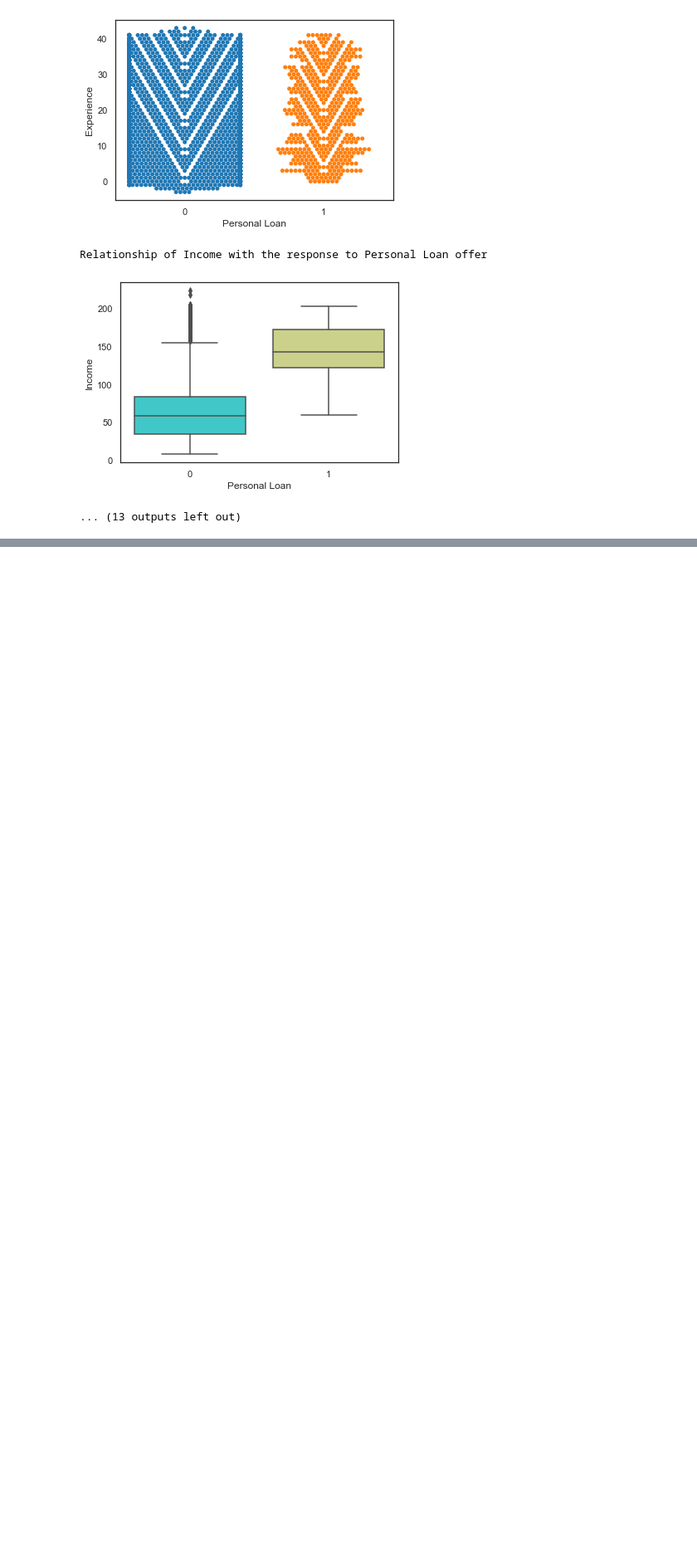
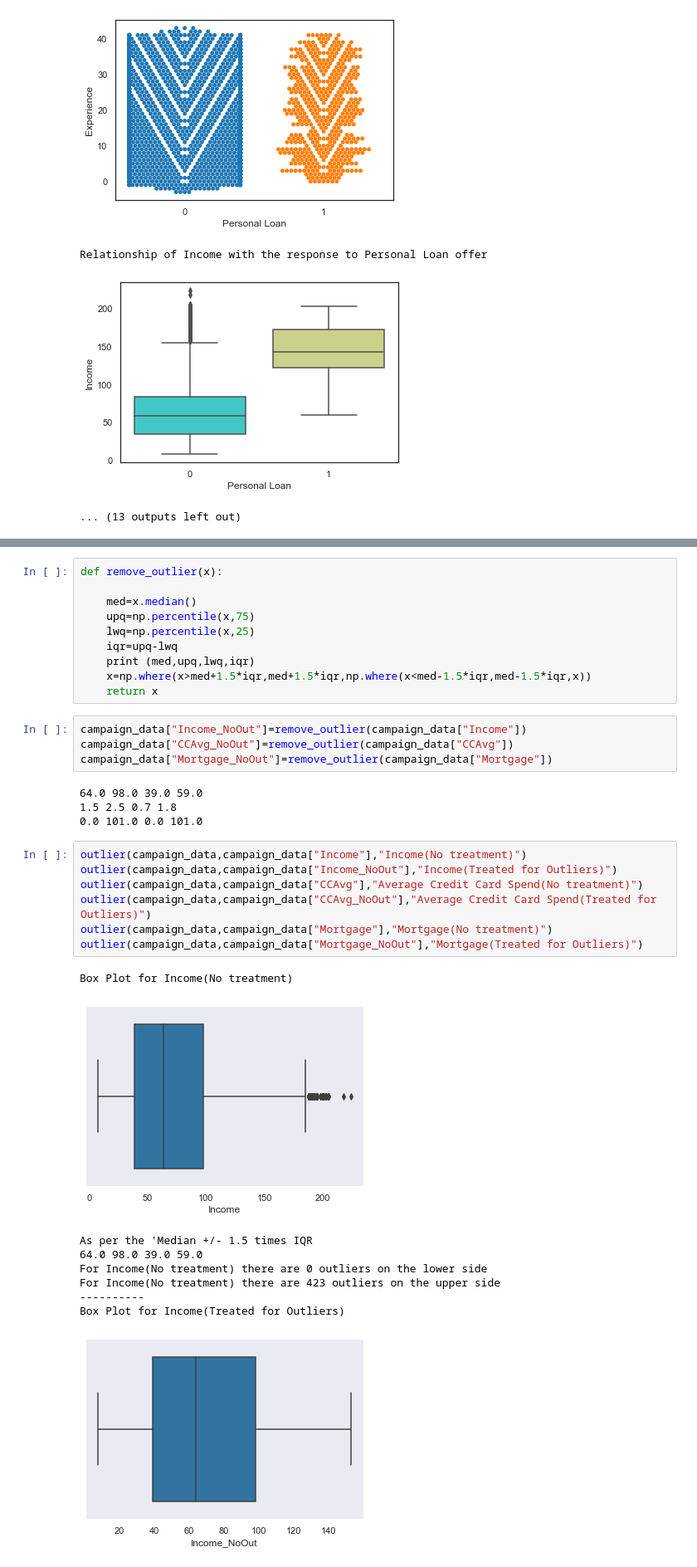
Before and after one commit to abhinav-kimothi/X-sell-Loans, a Jupyter notebook: Data_Exploration.ipynb, the cells around one changed output, grey strips where cells are left out. Shown at 83% size. Saved outputs shown, nothing was run; the diff lists cells and outputs as text; blank space fills up the shorter version.

```diff
--- a/Data_Exploration.ipynb
+++ b/Data_Exploration.ipynb
@@ -399,0 +551,35 @@ Relationship of Income with the response to Personal Loan offer
+# %%
+def remove_outlier(x):
+
+    med=x.median()
+    upq=np.percentile(x,75)
+    lwq=np.percentile(x,25)
+    iqr=upq-lwq
+    print (med,upq,lwq,iqr)
+    x=np.where(x>med+1.5*iqr,med+1.5*iqr,np.where(x<med-1.5*iqr,med-1.5*iqr,x))
+    return x
+# %%
+campaign_data["Income_NoOut"]=remove_outlier(campaign_data["Income"])
+campaign_data["CCAvg_NoOut"]=remove_outlier(campaign_data["CCAvg"])
+campaign_data["Mortgage_NoOut"]=remove_outlier(campaign_data["Mortgage"])
+# %% [output]
+64.0 98.0 39.0 59.0
+1.5 2.5 0.7 1.8
+0.0 101.0 0.0 101.0
+# %%
+outlier(campaign_data,campaign_data["Income"],"Income(No treatment)")
+outlier(campaign_data,campaign_data["Income_NoOut"],"Income(Treated for Outliers)")
+outlier(campaign_data,campaign_data["CCAvg"],"Average Credit Card Spend(No treatment)")
+outlier(campaign_data,campaign_data["CCAvg_NoOut"],"Average Credit Card Spend(Treated for Outliers)")
+outlier(campaign_data,campaign_data["Mortgage"],"Mortgage(No treatment)")
+outlier(campaign_data,campaign_data["Mortgage_NoOut"],"Mortgage(Treated for Outliers)")
+# %% [output]
+Box Plot for Income(No treatment)
+[figure, added]
+As per the 'Median +/- 1.5 times IQR
+64.0 98.0 39.0 59.0
+For Income(No treatment) there are 0 outliers on the lower side
+For Income(No treatment) there are 423 outliers on the upper side
+----------
+Box Plot for Income(Treated for Outliers)
+[figure, added]
```
Also changed, not shown: parts of 23 cells of this notebook.
